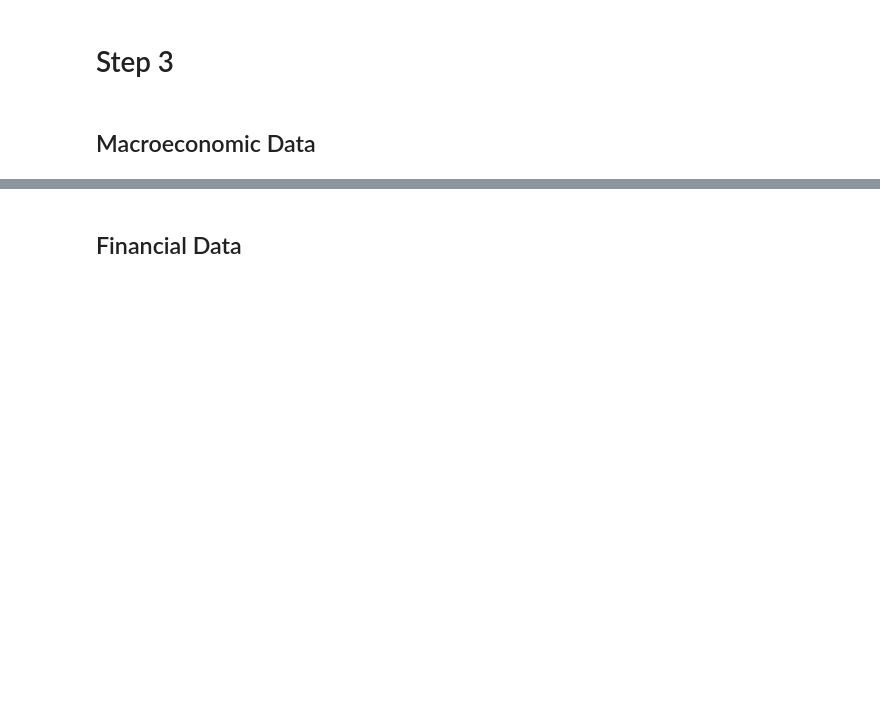
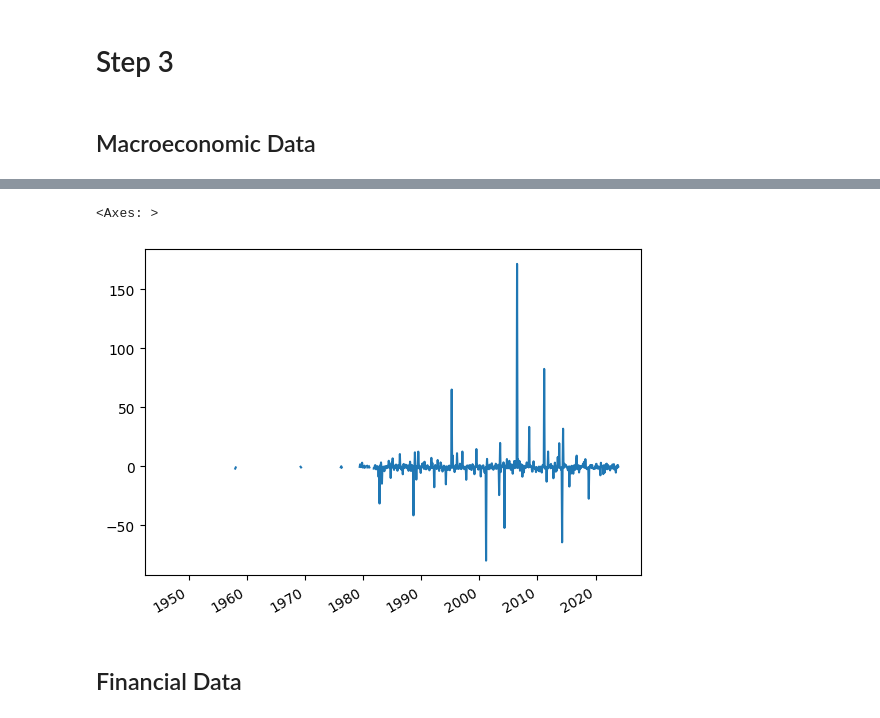
Before and after one commit to pankajti/qtw, a Jupyter notebook: Risk_GWP1.ipynb, the cells around one changed output, grey strips where cells are left out. Drawn from its saved outputs; the diff is of its cells as text; code cells hidden in the pictures; blank space fills up the shorter version.

```diff
--- a/Risk_GWP1.ipynb
+++ b/Risk_GWP1.ipynb
@@ -298,3 +150,10 @@ stock_data_df_shrt.groupby('period').sum().plot()
+# %%
+price_ret = price_diff.pct_change().dropna()
+# %%
+price_ret.plot()
+# %% [output]
+<Axes: >
+[figure, added]
 # %% [markdown]
 ## Financial Data
 # %%
```
Also changed, not shown: parts of 62 cells of this notebook.
